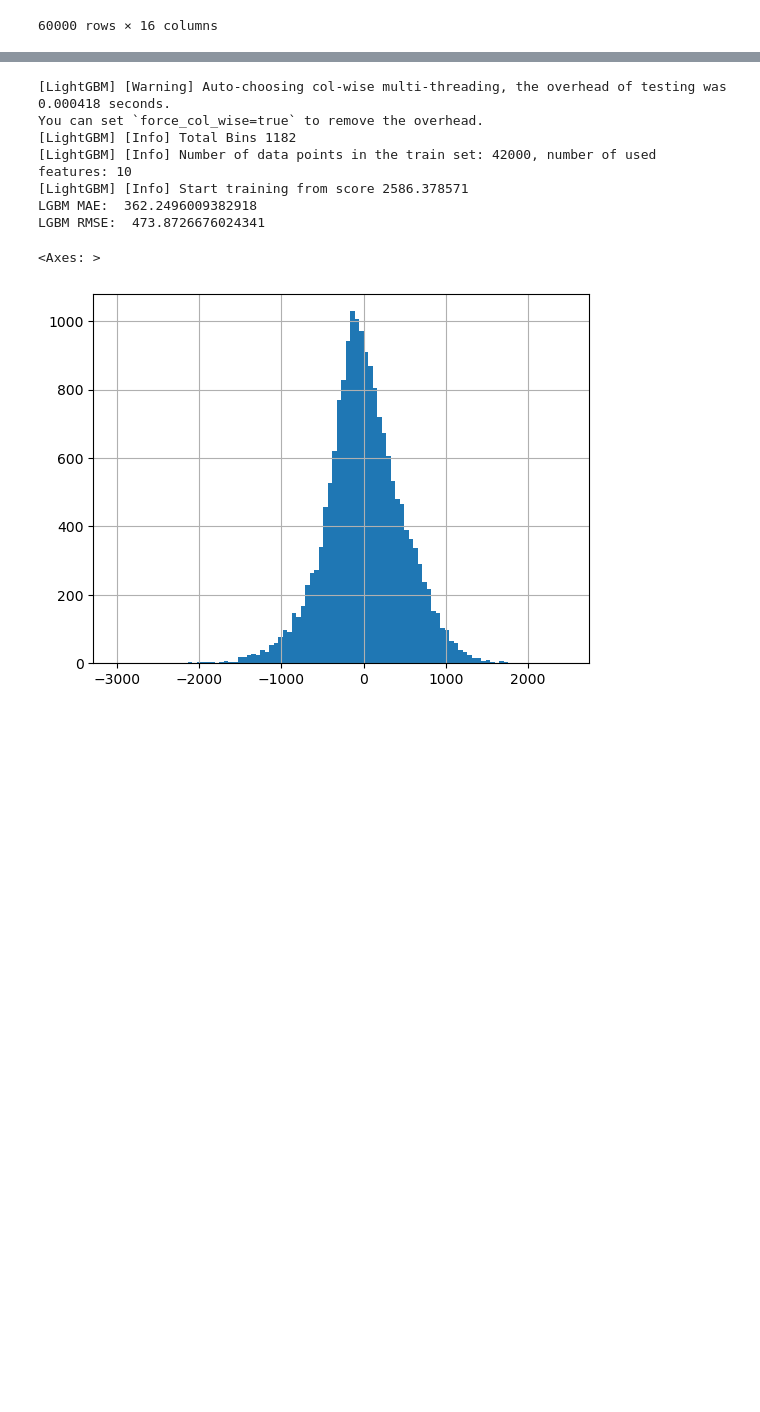
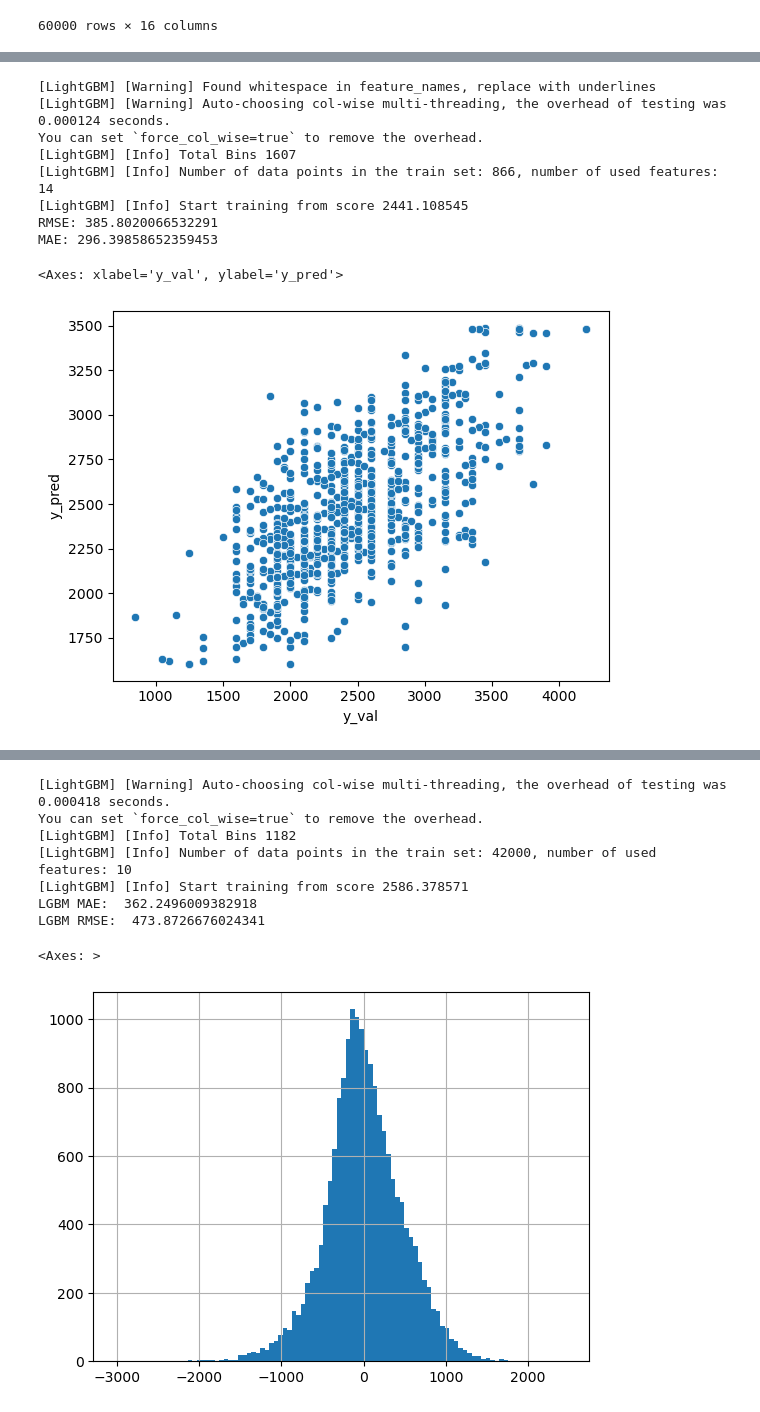
Before and after one commit to Concyclics/NUS-CS5228-project, a Jupyter notebook: predict_with_KNN_feature.ipynb, the cells around one changed output, grey strips where cells are left out. Saved outputs shown, nothing was run; the diff lists cells and outputs as text; code cells hidden in the pictures; blank space fills up the shorter version.

```diff
--- a/predict_with_KNN_feature.ipynb
+++ b/predict_with_KNN_feature.ipynb
@@ -410,0 +337,6 @@ df_test_years_preprocess[0]
+# %%
+df_test_dates_processed = {}
+for date in dates:
+    df_test_dates_processed[date] = data_preprocess(df_test_dates[date], df_train_dates[date])
+
+df_test_dates_processed[dates[10]]
@@ -450,0 +501,25 @@ X_train, X_val, y_train, y_val = train_test_split(df_train_X, df_train_y, test_s
+# %%
+date = dates[15]
+X_train = df_train_dates_processed[date].drop(['monthly_rent'], axis=1)
+y_train = df_train_dates_processed[date]['monthly_rent']
+
+X, X_val, y, y_val = train_test_split(X_train, y_train, test_size=0.5, random_state=42)
+model = LGBMRegressor(n_estimators=params[date]['n_estimators'], learning_rate=params[date]['learning_rate'])
+model.fit(X, y)
+y_pred = model.predict(X_val)
+
+print('RMSE:', mean_squared_error(y_val, y_pred, squared=False))
+print('MAE:', mean_absolute_error(y_val, y_pred))
+df_pred = pd.DataFrame({'y_val': y_val, 'y_pred': y_pred})
+sns.scatterplot(data=df_pred, x='y_val', y='y_pred')
+# %% [output]
+[LightGBM] [Warning] Found whitespace in feature_names, replace with underlines
+[LightGBM] [Warning] Auto-choosing col-wise multi-threading, the overhead of testing was 0.000124 seconds.
+You can set `force_col_wise=true` to remove the overhead.
+[LightGBM] [Info] Total Bins 1607
+[LightGBM] [Info] Number of data points in the train set: 866, number of used features: 14
+[LightGBM] [Info] Start training from score 2441.108545
+RMSE: 385.8020066532291
+MAE: 296.39858652359453
+<Axes: xlabel='y_val', ylabel='y_pred'>
+[figure, added]
```
Also changed, not shown: parts of 23 cells of this notebook, 1 other file.
